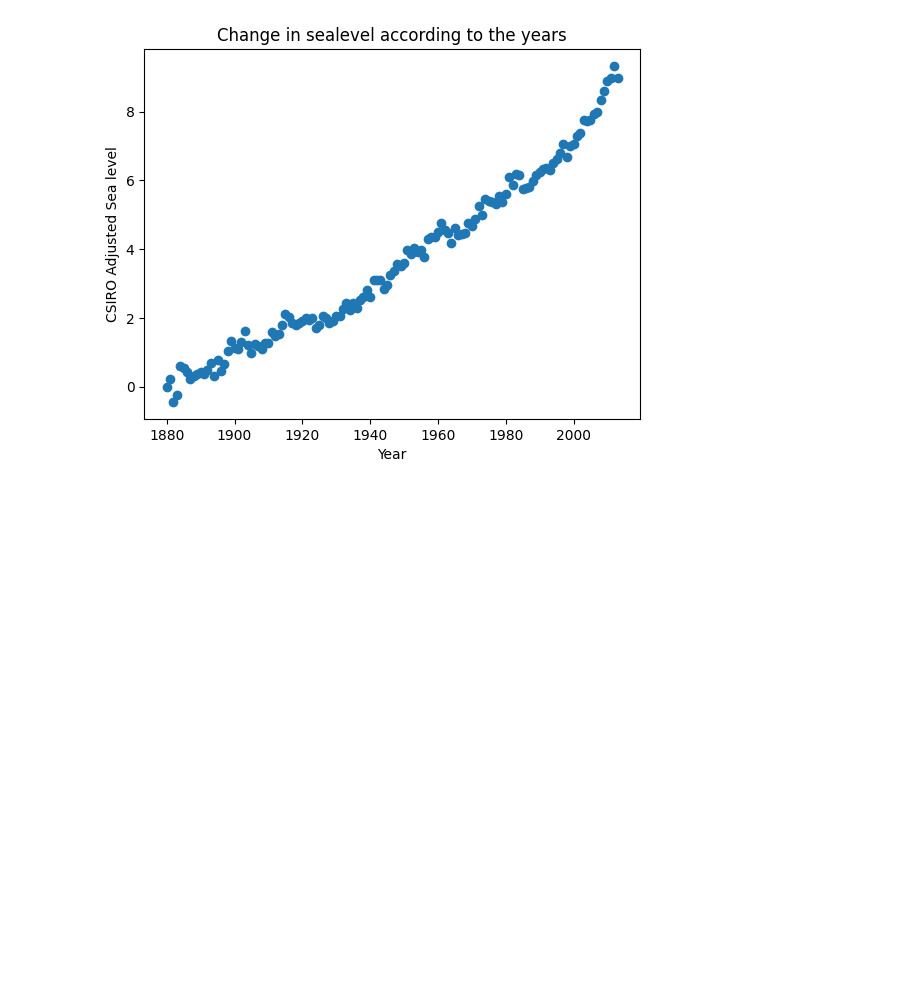
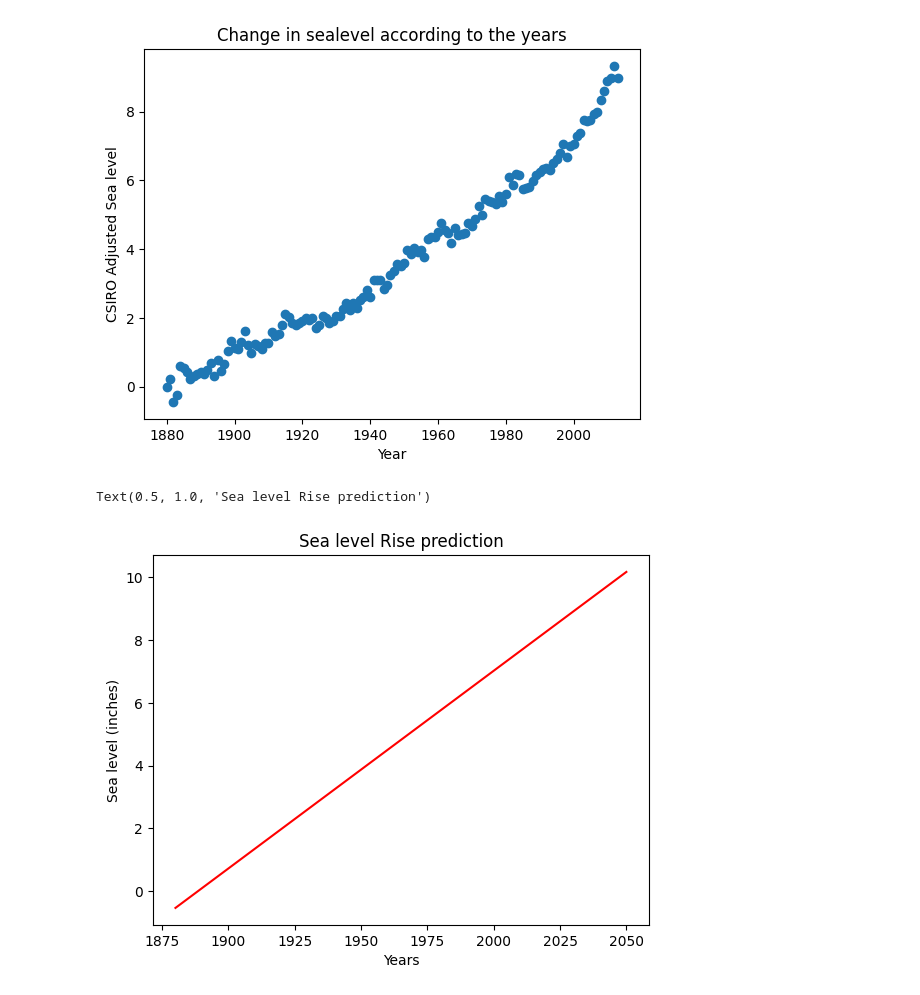
Before and after one commit to arunjith-official/sea-level-predictor, a Jupyter notebook: the_workbook.ipynb, the cells around one changed output. Drawn from its saved outputs; the diff is of its cells as text; code cells hidden in the pictures; blank space fills up the shorter version.

Commit message:
plotted Rise in Sea Level

```diff
--- a/the_workbook.ipynb
+++ b/the_workbook.ipynb
@@ -36,3 +37,20 @@ plt.show
 # %% [output]
 <function matplotlib.pyplot.show(close=None, block=None)>
 [figure]
+# %%
+#extracting data
+years= df['Year']
+sea_levels= df["CSIRO Adjusted Sea Level"]
+#performing linear regression
+slope, intercept, r_value, p_value, std_err = linregress ( years, sea_levels)
+
+#predicting the future sea level
+future_years = np.arange(min(years),2051)
+predicted_sea_levels = slope * future_years + intercept
+plt.plot(future_years, predicted_sea_levels, label = "Line of Best Fit", color="red")
+plt.xlabel("Years")
+plt.ylabel("Sea level (inches)")
+plt.title("Rise in Sea Level")
+# %% [output]
+Text(0.5, 1.0, 'Sea level Rise prediction')
+[figure, added]
```
Also changed, not shown: parts of 1 cell of this notebook, 1 other file.
